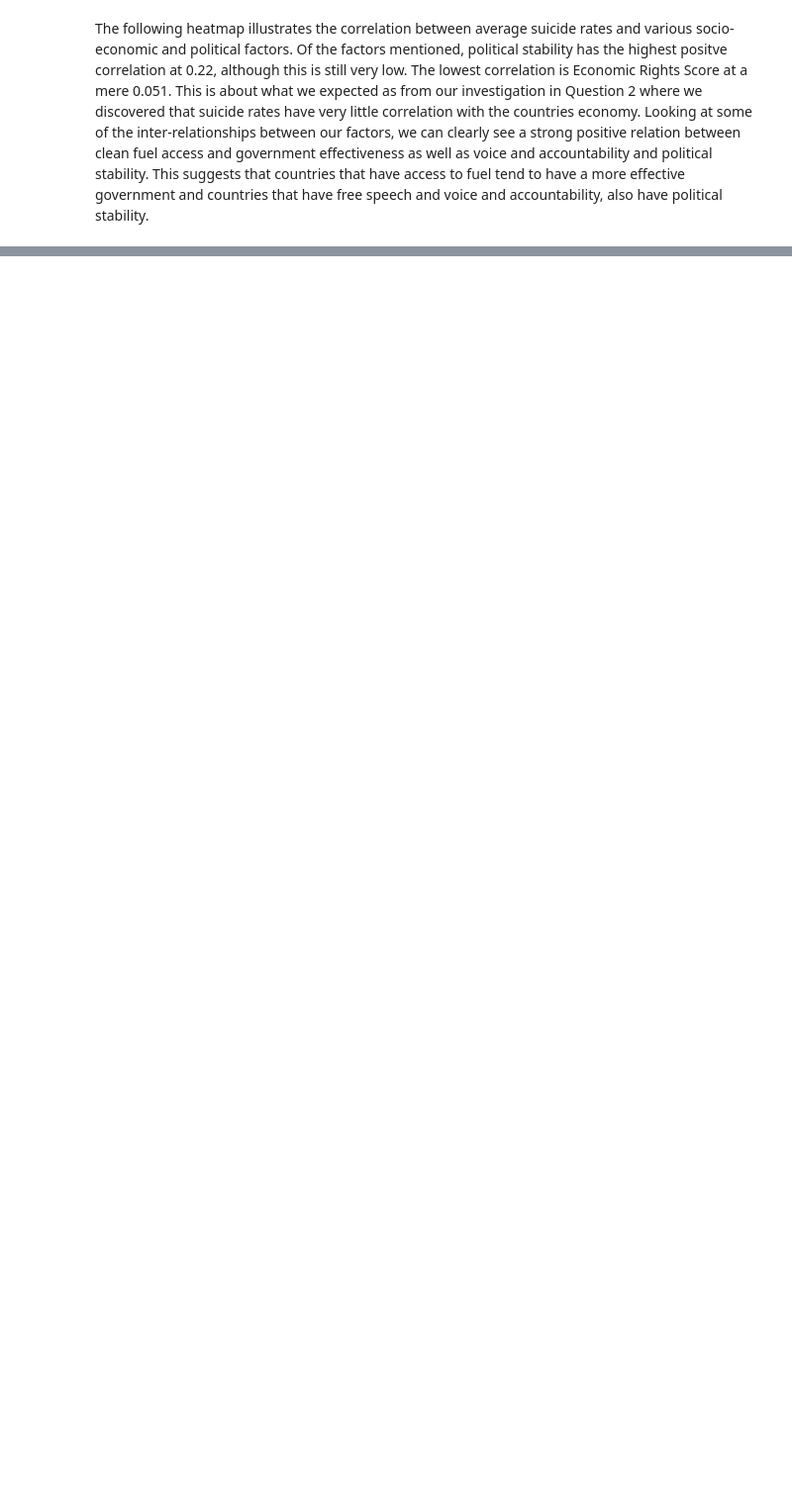
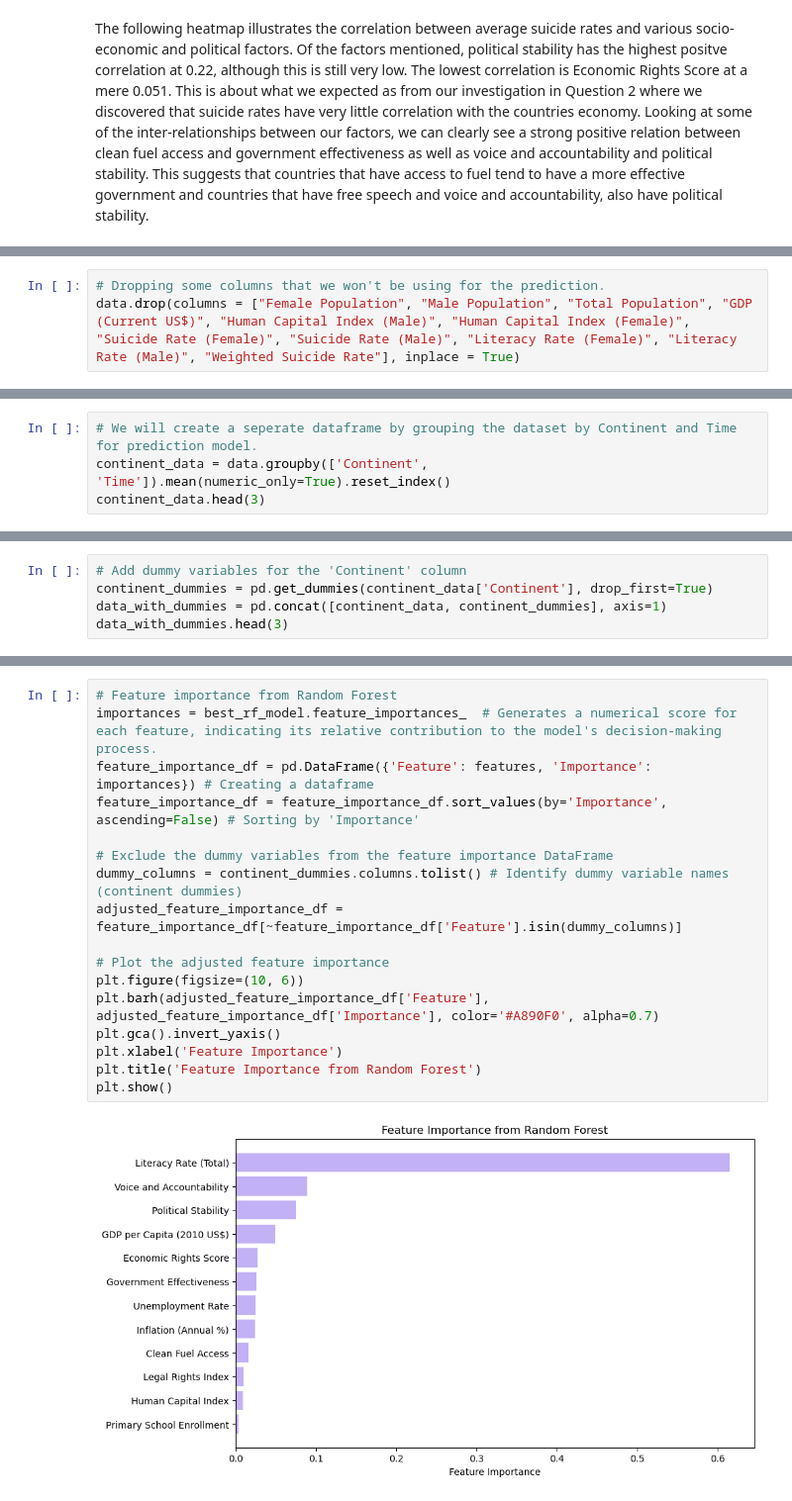
Before and after one commit to CU-F24-MDSSB-01-Concepts-Tools/FinalProject_7, a Jupyter notebook: report.ipynb, the cells around one changed output, grey strips where cells are left out. Shown at 99% size. Cells and saved outputs as stored; diff of their text form; blank space fills up the shorter version.

Commit message:
Prediction model updated.

```diff
--- a/report.ipynb
+++ b/report.ipynb
@@ -926,0 +730,3 @@ Our analysis of global suicide rates, while insightful, has its short-comings an
+# %%
+# Dropping some columns that we won't be using for the prediction.
+data.drop(columns = ["Female Population", "Male Population", "Total Population", "GDP (Current US$)", "Human Capital Index (Male)", "Human Capital Index (Female)", "Suicide Rate (Female)", "Suicide Rate (Male)", "Literacy Rate (Female)", "Literacy Rate (Male)", "Weighted Suicide Rate"], inplace = True)
@@ -926,0 +754,4 @@ Our analysis of global suicide rates, while insightful, has its short-comings an
+# %%
+# We will create a seperate dataframe by grouping the dataset by Continent and Time for prediction model.
+continent_data = data.groupby(['Continent', 'Time']).mean(numeric_only=True).reset_index()
+continent_data.head(3)
@@ -926,0 +779,5 @@ Our analysis of global suicide rates, while insightful, has its short-comings an
+# %%
+# Add dummy variables for the 'Continent' column
+continent_dummies = pd.get_dummies(continent_data['Continent'], drop_first=True)
+data_with_dummies = pd.concat([continent_data, continent_dummies], axis=1)
+data_with_dummies.head(3)
@@ -926,0 +919,19 @@ Our analysis of global suicide rates, while insightful, has its short-comings an
+# %%
+# Feature importance from Random Forest
+importances = best_rf_model.feature_importances_  # Generates a numerical score for each feature, indicating its relative contribution to the model's decision-making process.
+feature_importance_df = pd.DataFrame({'Feature': features, 'Importance': importances}) # Creating a dataframe
+feature_importance_df = feature_importance_df.sort_values(by='Importance', ascending=False) # Sorting by 'Importance'
+
+# Exclude the dummy variables from the feature importance DataFrame
+dummy_columns = continent_dummies.columns.tolist() # Identify dummy variable names (continent dummies)
+adjusted_feature_importance_df = feature_importance_df[~feature_importance_df['Feature'].isin(dummy_columns)]
+
+# Plot the adjusted feature importance
+plt.figure(figsize=(10, 6))
+plt.barh(adjusted_feature_importance_df['Feature'], adjusted_feature_importance_df['Importance'], color='#A890F0', alpha=0.7)
+plt.gca().invert_yaxis()
+plt.xlabel('Feature Importance')
+plt.title('Feature Importance from Random Forest')
+plt.show()
+# %% [output]
+[figure, added]
```
Also changed, not shown: parts of 43 cells of this notebook, 1 other file.
